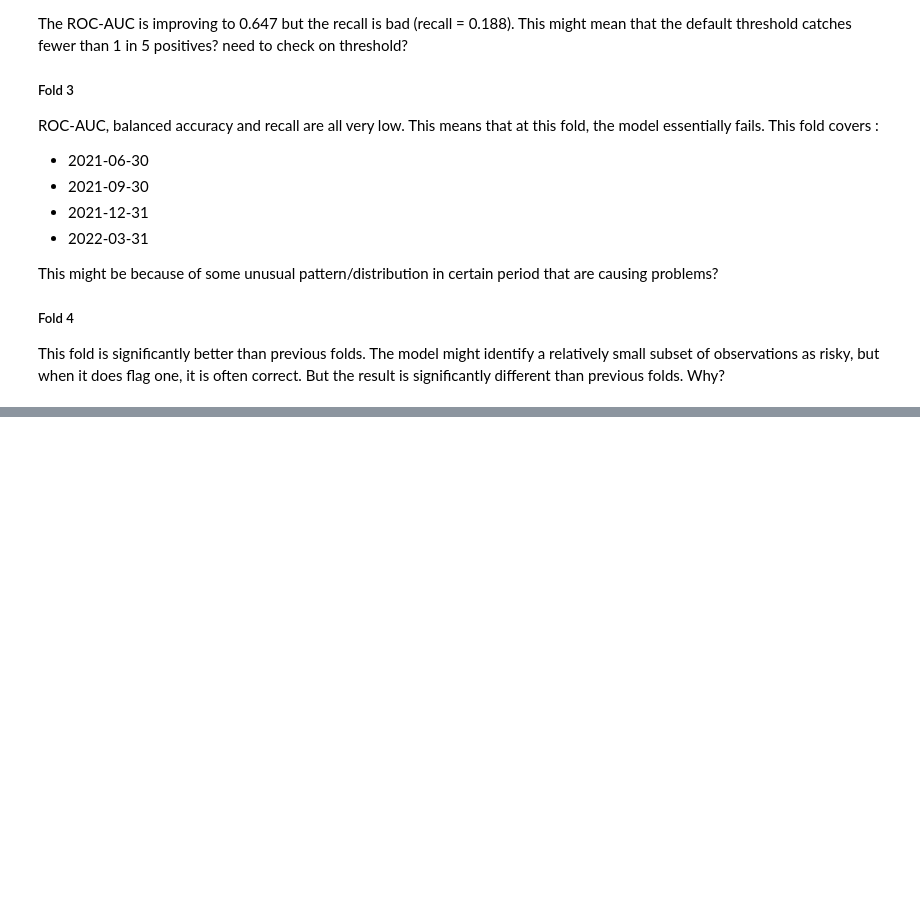
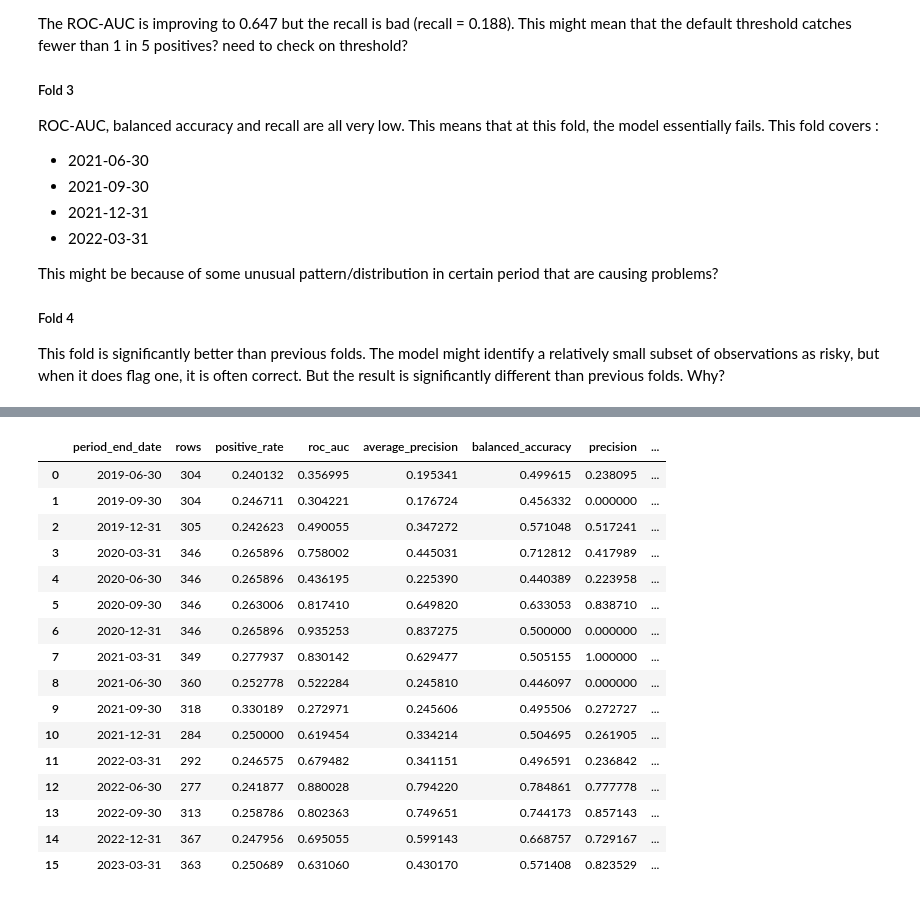
Before and after one commit to terra9/superannuation-performance-early-warning, a Jupyter notebook: notebooks/baseline_modelling.ipynb, the cells around one changed output, grey strips where cells are left out. Drawn from its saved outputs; the diff is of its cells as text; code cells hidden in the pictures; blank space fills up the shorter version.

Commit message:
Updated baseline_modelling.ipynb: Analyzed OOF probability behavior, quarterly performance, and fold missingness.

```diff
--- a/notebooks/baseline_modelling.ipynb
+++ b/notebooks/baseline_modelling.ipynb
@@ -970,0 +1156,80 @@ This fold is significantly better than previous folds. The model might identify
+# %%
+quarterly_oof_metrics = []
+
+for (
+    period,
+    period_data,
+) in (
+    logistic_oof
+    .groupby(
+        "period_end_date"
+    )
+):
+
+    metrics = (
+        calculate_classification_metrics(
+            y_true=period_data[
+                "actual"
+            ],
+            y_pred=period_data[
+                "prediction"
+            ],
+            y_prob=period_data[
+                "probability"
+            ],
+        )
+    )
+
+    quarterly_oof_metrics.append(
+        {
+            "period_end_date":
+                period,
+
+            "rows":
+                len(period_data),
+
+            "positive_rate":
+                period_data[
+                    "actual"
+                ].mean(),
+
+            **metrics,
+        }
+    )
+
+quarterly_oof_metrics = (
+    pd.DataFrame(
+        quarterly_oof_metrics
+    )
+)
+
+quarterly_oof_metrics[
+    [
+        "period_end_date",
+        "rows",
+        "positive_rate",
+        "roc_auc",
+        "average_precision",
+        "balanced_accuracy",
+        "precision",
+        "recall",
+    ]
+]
+# %% [output]
+|  | period_end_date | rows | positive_rate | roc_auc | average_precision | balanced_accuracy | precision | ... |
+| 0 | 2019-06-30 | 304 | 0.240132 | 0.356995 | 0.195341 | 0.499615 | 0.238095 | ... |
+| 1 | 2019-09-30 | 304 | 0.246711 | 0.304221 | 0.176724 | 0.456332 | 0.000000 | ... |
+| 2 | 2019-12-31 | 305 | 0.242623 | 0.490055 | 0.347272 | 0.571048 | 0.517241 | ... |
+| 3 | 2020-03-31 | 346 | 0.265896 | 0.758002 | 0.445031 | 0.712812 | 0.417989 | ... |
+| 4 | 2020-06-30 | 346 | 0.265896 | 0.436195 | 0.225390 | 0.440389 | 0.223958 | ... |
+| 5 | 2020-09-30 | 346 | 0.263006 | 0.817410 | 0.649820 | 0.633053 | 0.838710 | ... |
+| 6 | 2020-12-31 | 346 | 0.265896 | 0.935253 | 0.837275 | 0.500000 | 0.000000 | ... |
+| 7 | 2021-03-31 | 349 | 0.277937 | 0.830142 | 0.629477 | 0.505155 | 1.000000 | ... |
+| 8 | 2021-06-30 | 360 | 0.252778 | 0.522284 | 0.245810 | 0.446097 | 0.000000 | ... |
+| 9 | 2021-09-30 | 318 | 0.330189 | 0.272971 | 0.245606 | 0.495506 | 0.272727 | ... |
+| 10 | 2021-12-31 | 284 | 0.250000 | 0.619454 | 0.334214 | 0.504695 | 0.261905 | ... |
+| 11 | 2022-03-31 | 292 | 0.246575 | 0.679482 | 0.341151 | 0.496591 | 0.236842 | ... |
+| 12 | 2022-06-30 | 277 | 0.241877 | 0.880028 | 0.794220 | 0.784861 | 0.777778 | ... |
+| 13 | 2022-09-30 | 313 | 0.258786 | 0.802363 | 0.749651 | 0.744173 | 0.857143 | ... |
+| 14 | 2022-12-31 | 367 | 0.247956 | 0.695055 | 0.599143 | 0.668757 | 0.729167 | ... |
+| 15 | 2023-03-31 | 363 | 0.250689 | 0.631060 | 0.430170 | 0.571408 | 0.823529 | ... |
```
Also changed, not shown: parts of 15 cells of this notebook.
